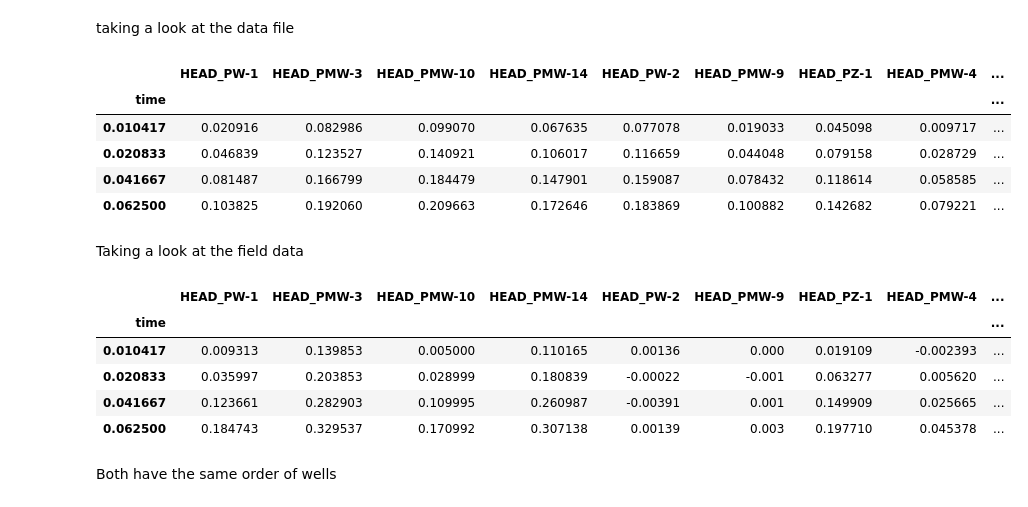
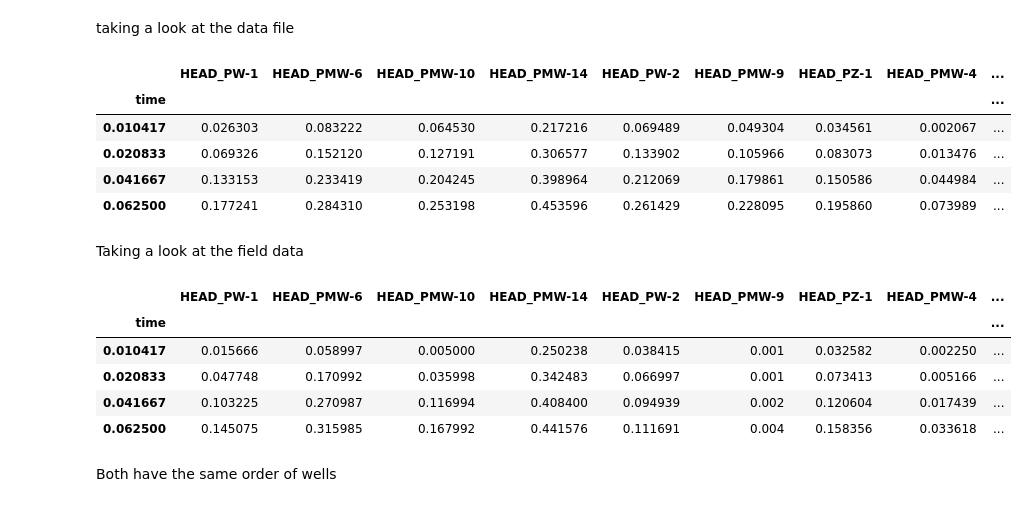
Before and after one commit to philliperalin/MLAC-3D-HT, a Jupyter notebook: src/pyemu/PMW-6-constantK/settingup_PEST.ipynb, the cells around one changed output. Drawn from its saved outputs; the diff is of its cells as text; code cells hidden in the pictures.

```diff
--- a/src/pyemu/PMW-6-constantK/settingup_PEST.ipynb
+++ b/src/pyemu/PMW-6-constantK/settingup_PEST.ipynb
@@ -261,27 +277,27 @@ for i in [gwf.obs]:
 # %% [markdown]
 taking a look at the data file
 # %%
-df_modflow = pd.read_csv(os.path.join(template_ws, "heads.csv"), index_col=0)
+df_modflow = pd.read_csv(os.path.join(template_ws, "PMW-3_heads.csv"), index_col=0)
 df_modflow.head()
 # %% [output]
-|  | HEAD_PW-1 | HEAD_PMW-3 | HEAD_PMW-10 | HEAD_PMW-14 | HEAD_PW-2 | HEAD_PMW-9 | HEAD_PZ-1 | HEAD_PMW-4 | ... |
+|  | HEAD_PW-1 | HEAD_PMW-6 | HEAD_PMW-10 | HEAD_PMW-14 | HEAD_PW-2 | HEAD_PMW-9 | HEAD_PZ-1 | HEAD_PMW-4 | ... |
 | time |  |  |  |  |  |  |  |  | ... |
-| 0.010417 | 0.020916 | 0.082986 | 0.099070 | 0.067635 | 0.077078 | 0.019033 | 0.045098 | 0.009717 | ... |
-| 0.020833 | 0.046839 | 0.123527 | 0.140921 | 0.106017 | 0.116659 | 0.044048 | 0.079158 | 0.028729 | ... |
-| 0.041667 | 0.081487 | 0.166799 | 0.184479 | 0.147901 | 0.159087 | 0.078432 | 0.118614 | 0.058585 | ... |
-| 0.062500 | 0.103825 | 0.192060 | 0.209663 | 0.172646 | 0.183869 | 0.100882 | 0.142682 | 0.079221 | ... |
+| 0.010417 | 0.026303 | 0.083222 | 0.064530 | 0.217216 | 0.069489 | 0.049304 | 0.034561 | 0.002067 | ... |
+| 0.020833 | 0.069326 | 0.152120 | 0.127191 | 0.306577 | 0.133902 | 0.105966 | 0.083073 | 0.013476 | ... |
+| 0.041667 | 0.133153 | 0.233419 | 0.204245 | 0.398964 | 0.212069 | 0.179861 | 0.150586 | 0.044984 | ... |
+| 0.062500 | 0.177241 | 0.284310 | 0.253198 | 0.453596 | 0.261429 | 0.228095 | 0.195860 | 0.073989 | ... |
 # %% [markdown]
 Taking a look at the field data
 # %%
-df_field = pd.read_csv("../../../data/PMW-6_t.csv", index_col=0)
+df_field = pd.read_csv("../../../data/PMW-3_t.csv", index_col=0)
 df_field.head()
 # %% [output]
-|  | HEAD_PW-1 | HEAD_PMW-3 | HEAD_PMW-10 | HEAD_PMW-14 | HEAD_PW-2 | HEAD_PMW-9 | HEAD_PZ-1 | HEAD_PMW-4 | ... |
+|  | HEAD_PW-1 | HEAD_PMW-6 | HEAD_PMW-10 | HEAD_PMW-14 | HEAD_PW-2 | HEAD_PMW-9 | HEAD_PZ-1 | HEAD_PMW-4 | ... |
 | time |  |  |  |  |  |  |  |  | ... |
-| 0.010417 | 0.009313 | 0.139853 | 0.005000 | 0.110165 | 0.00136 | 0.000 | 0.019109 | -0.002393 | ... |
-| 0.020833 | 0.035997 | 0.203853 | 0.028999 | 0.180839 | -0.00022 | -0.001 | 0.063277 | 0.005620 | ... |
-| 0.041667 | 0.123661 | 0.282903 | 0.109995 | 0.260987 | -0.00391 | 0.001 | 0.149909 | 0.025665 | ... |
-| 0.062500 | 0.184743 | 0.329537 | 0.170992 | 0.307138 | 0.00139 | 0.003 | 0.197710 | 0.045378 | ... |
+| 0.010417 | 0.015666 | 0.058997 | 0.005000 | 0.250238 | 0.038415 | 0.001 | 0.032582 | 0.002250 | ... |
+| 0.020833 | 0.047748 | 0.170992 | 0.035998 | 0.342483 | 0.066997 | 0.001 | 0.073413 | 0.005166 | ... |
+| 0.041667 | 0.103225 | 0.270987 | 0.116994 | 0.408400 | 0.094939 | 0.002 | 0.120604 | 0.017439 | ... |
+| 0.062500 | 0.145075 | 0.315985 | 0.167992 | 0.441576 | 0.111691 | 0.004 | 0.158356 | 0.033618 | ... |
 # %% [markdown]
 Both have the same order of wells
 # %%
```
Also changed, not shown: parts of 27 cells of this notebook, 5 other files.
